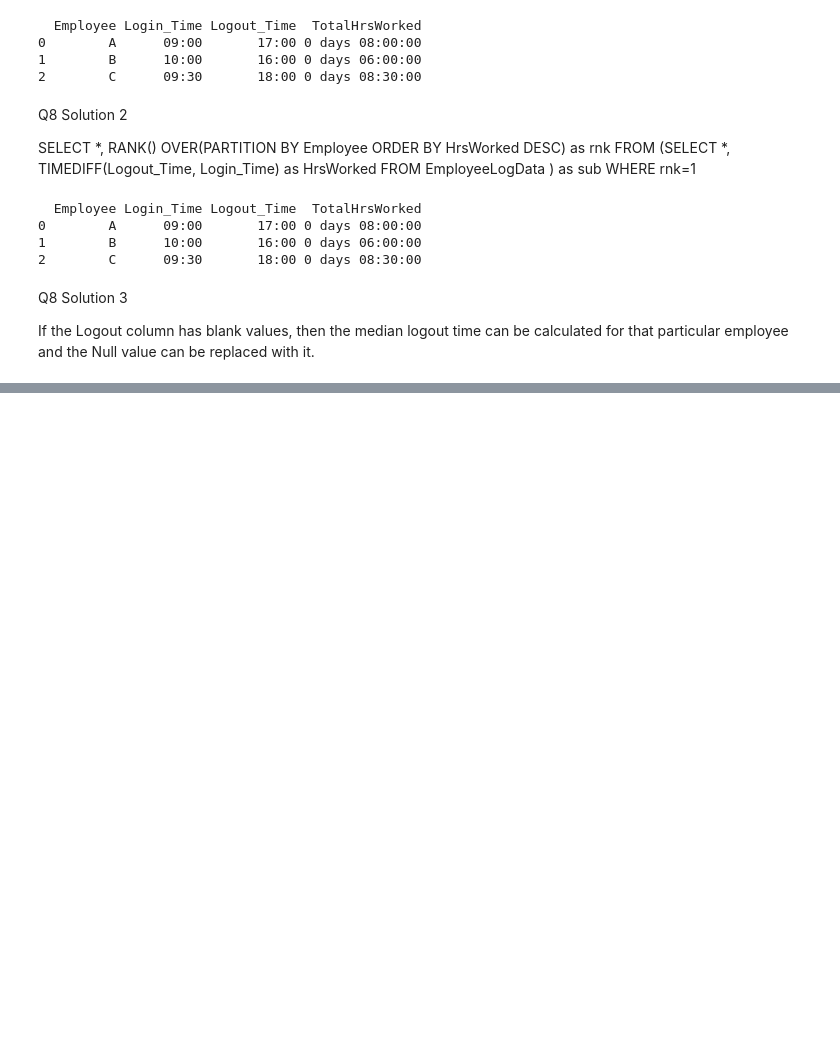
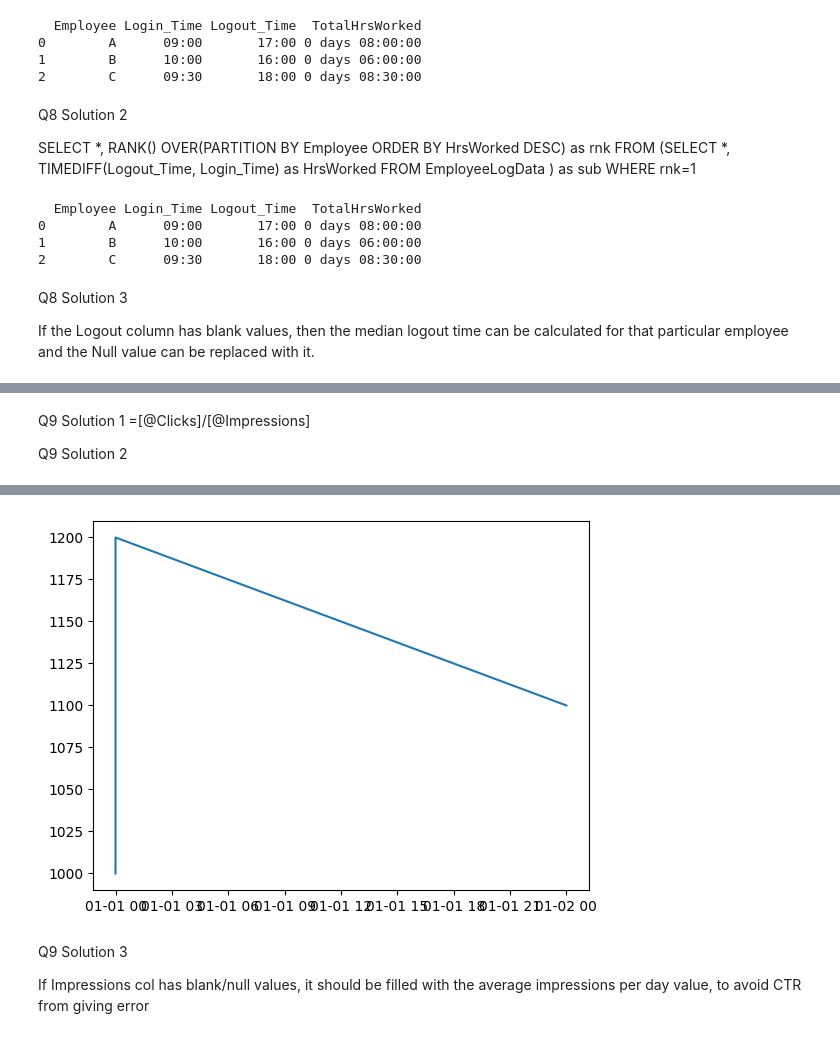
Before and after one commit to Vaishnavi-Gajinkar/Codingwise, a Jupyter notebook: Assesments/test 1.ipynb, the cells around one changed output, grey strips where cells are left out. Cells and saved outputs as stored; diff of their text form; code cells hidden in the pictures; blank space fills up the shorter version.

```diff
--- a/Assesments/test 1.ipynb
+++ b/Assesments/test 1.ipynb
@@ -282,0 +283,29 @@ print(df)
+# %% [markdown]
+Q9 Solution 1
+=[@Clicks]/[@Impressions]
+
+Q9 Solution 2
+# %%
+import pandas as pd
+import numpy as np
+import matplotlib.pyplot as plt
+
+data = {
+    'Date':["1-Jan-2025", "1-Jan-2025", "2-Jan-2025"],
+    'Campaign':['X','Y','X'],
+    'Impressions':[1000,1200,1100]
+}
+
+df = pd.DataFrame(data)
+
+dayt = data['Date']
+camp = data['Campaign']
+impresn = data['Impressions']
+
+pd_date = pd.to_datetime(dayt, format = 'mixed')
+np_date = pd_date.to_numpy()
+print(np_date)
+
+plt.plot(np_date, impresn)
+plt.show()
+# %% [output]
@@ -282,0 +314,5 @@ print(df)
+[figure, added]
+# %% [markdown]
+Q9 Solution 3
+
+If Impressions col has blank/null values, it should be filled with the average impressions per day value, to avoid CTR from giving error
```
Also changed, not shown: parts of 5 cells of this notebook, 1 other file.
